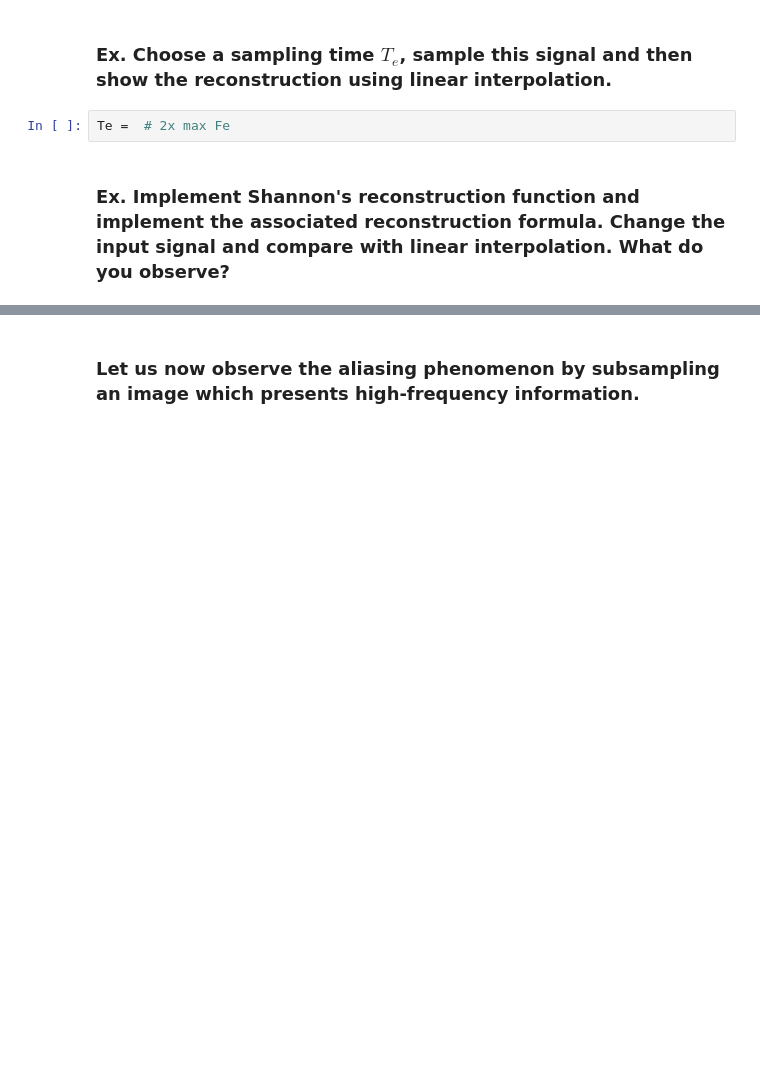
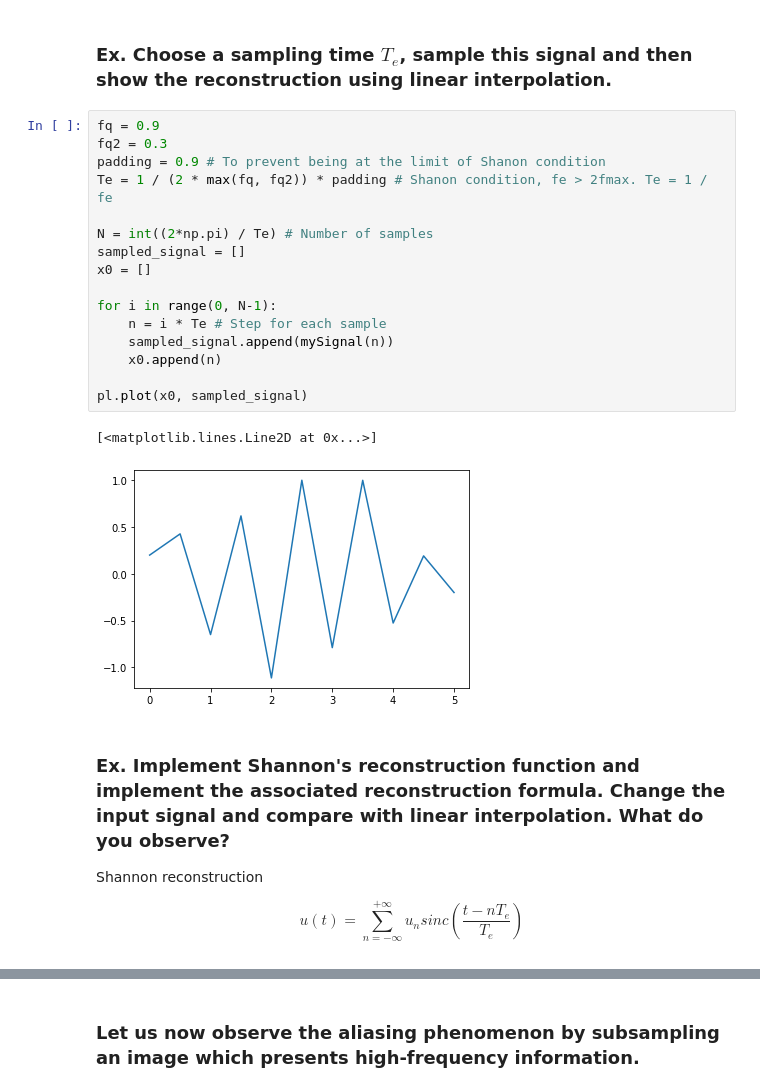
Before and after one commit to guillaume-haerinck/imac-tp-signal, a Jupyter notebook: m2-semestre1/TD2/TD 1 FFT - Exercices.ipynb, the cells around one changed output, grey strips where cells are left out. Saved outputs shown, nothing was run; the diff lists cells and outputs as text; blank space fills up the shorter version.

```diff
--- a/m2-semestre1/TD2/TD 1 FFT - Exercices.ipynb
+++ b/m2-semestre1/TD2/TD 1 FFT - Exercices.ipynb
@@ -20,7 +24,30 @@ plt.show()
 [figure]
 # %% [markdown]
 ### Ex. Choose a sampling time $T_e$, sample this signal and then show the reconstruction using linear interpolation.
-# %%
-Te =  # 2x max Fe
+# %%
+fq = 0.9
+fq2 = 0.3
+padding = 0.9 # To prevent being at the limit of Shanon condition
+Te = 1 / (2 * max(fq, fq2)) * padding # Shanon condition, fe > 2fmax. Te = 1 / fe
+
+N = int((2*np.pi) / Te) # Number of samples
+sampled_signal = []
+x0 = []
+
+for i in range(0, N-1):
+    n = i * Te # Step for each sample
+    sampled_signal.append(mySignal(n))
+    x0.append(n)
+
+pl.plot(x0, sampled_signal)
+# %% [output]
+[<matplotlib.lines.Line2D at 0x...>]
+[figure, added]
 # %% [markdown]
 ### Ex. Implement Shannon's reconstruction function and implement the associated reconstruction formula. Change the input signal and compare with linear interpolation. What do you observe?
+
+Shannon reconstruction
+
+$$
+u(t) = \sum_{n = -\infty}^{+ \infty}u_n sinc \left( \frac{t-nT_e}{T_e} \right)
+$$
```
Also changed, not shown: parts of 28 cells of this notebook.
